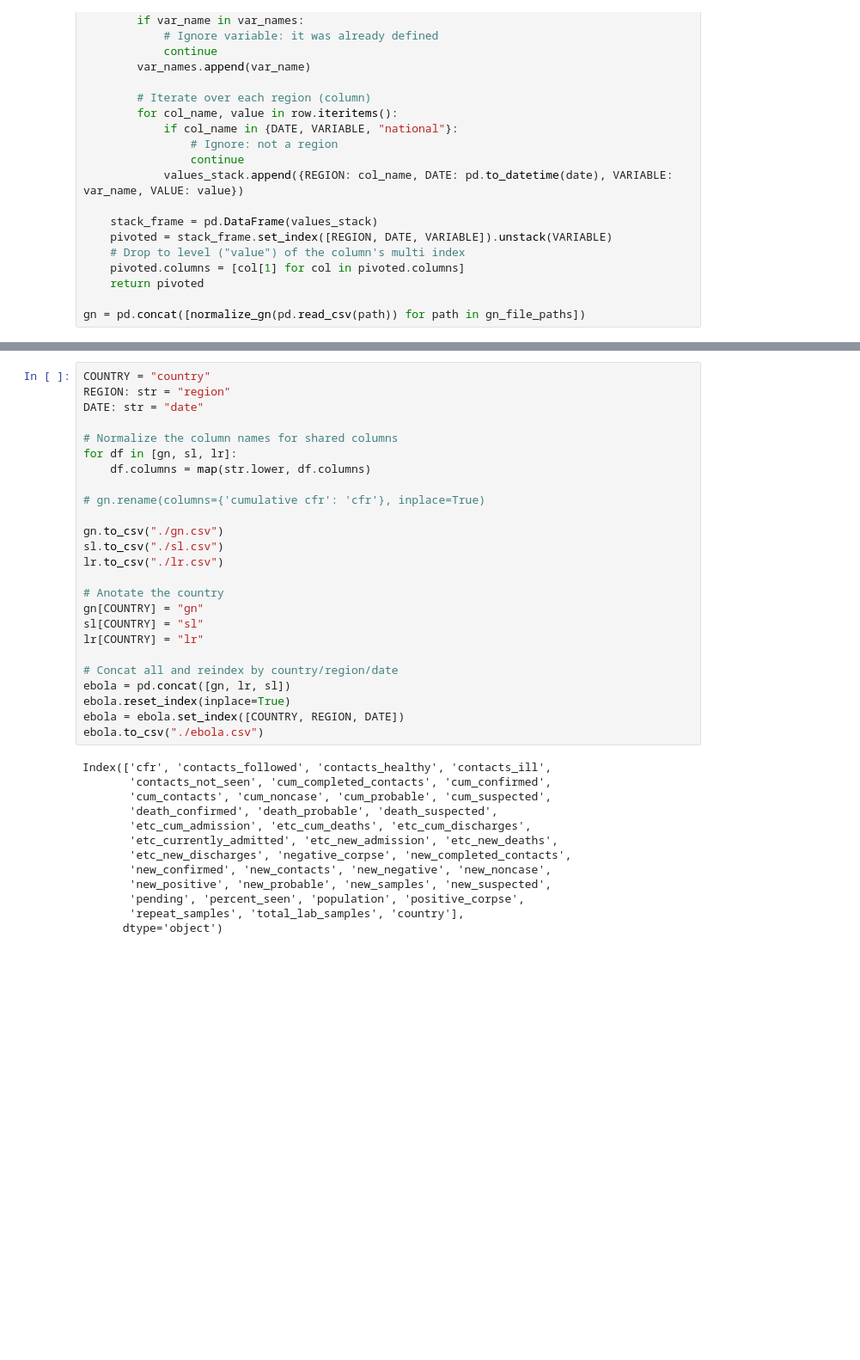
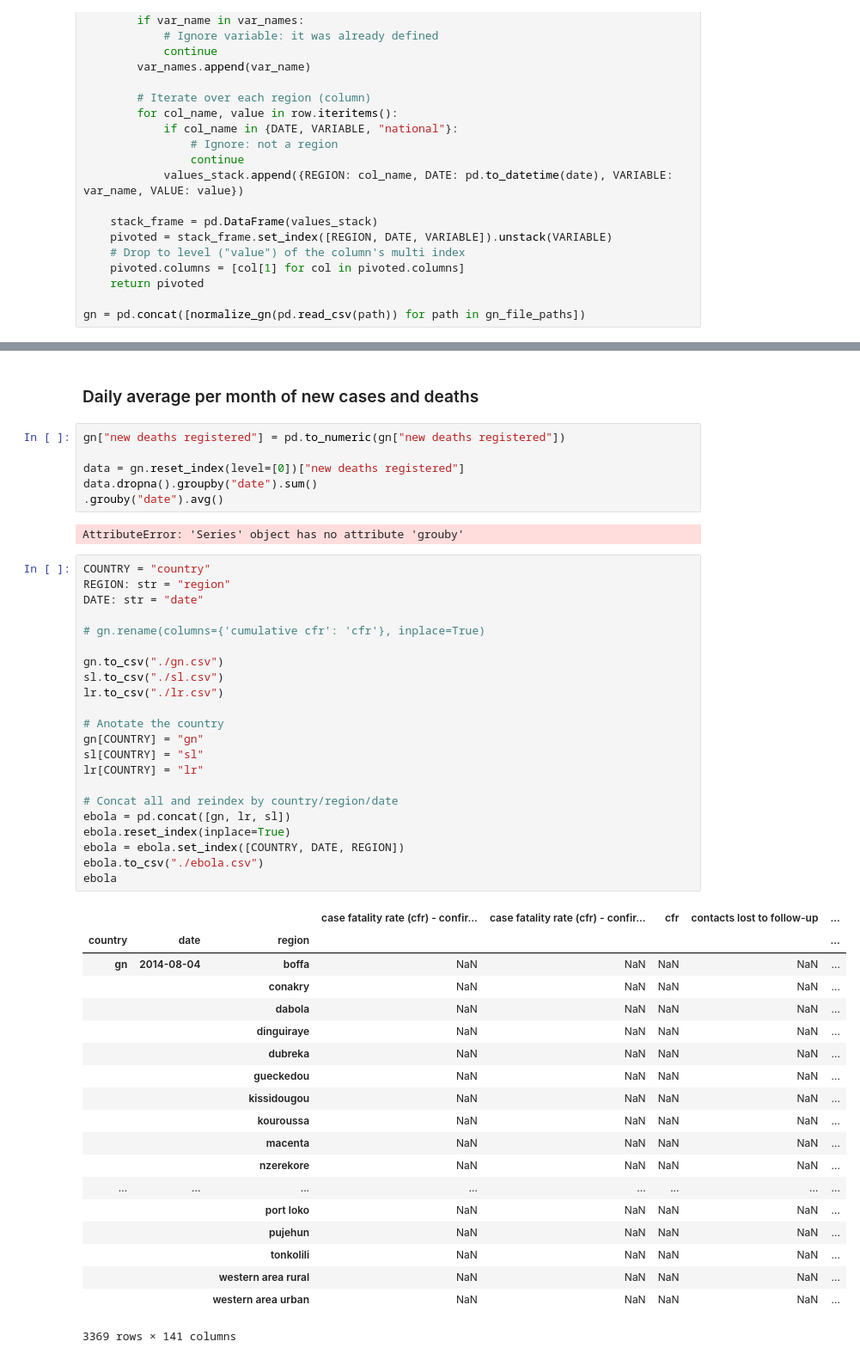
Before and after one commit to ImLemni/ada-epfl, a Jupyter notebook: 01-pandas/restoreEbola/lastVersion/01-ebola-checkpoint.ipynb, the cells around one changed output, grey strips where cells are left out. Shown at 86% size. Cells and saved outputs as stored; diff of their text form; blank space fills up the shorter version.

Commit message:
Homework1 & /lastVersion/01-ebola-checkpoint

```diff
--- a/01-pandas/restoreEbola/lastVersion/01-ebola-checkpoint.ipynb
+++ b/01-pandas/restoreEbola/lastVersion/01-ebola-checkpoint.ipynb
@@ -150,41 +154,55 @@ gn = pd.concat([normalize_gn(pd.read_csv(path)) for path in gn_file_paths])
+# %% [markdown]
+### Daily average per month of new cases and deaths
+# %%
+gn["new deaths registered"] = pd.to_numeric(gn["new deaths registered"])
+
+data = gn.reset_index(level=[0])["new deaths registered"]
+data.dropna().groupby("date").sum()
+.grouby("date").avg()
+# %% [output]
+AttributeError: 'Series' object has no attribute 'grouby'
 # %%
 COUNTRY = "country"
 REGION: str = "region"
 DATE: str = "date"
-
-# Normalize the column names for shared columns
-for df in [gn, sl, lr]:
-    df.columns = map(str.lower, df.columns)
 
 # gn.rename(columns={'cumulative cfr': 'cfr'}, inplace=True)
 
 gn.to_csv("./gn.csv")
 sl.to_csv("./sl.csv")
 lr.to_csv("./lr.csv")
 
 # Anotate the country
 gn[COUNTRY] = "gn"
 sl[COUNTRY] = "sl"
 lr[COUNTRY] = "lr"
 
 # Concat all and reindex by country/region/date
 ebola = pd.concat([gn, lr, sl])
 ebola.reset_index(inplace=True)
-ebola = ebola.set_index([COUNTRY, REGION, DATE])
+ebola = ebola.set_index([COUNTRY, DATE, REGION])
 ebola.to_csv("./ebola.csv")
+ebola
 # %% [output]
+|  |  |  | case fatality rate (cfr) - confir... | case fatality rate (cfr) - confir... | cfr | contacts lost to follow-up | ... |
+| country | date | region |  |  |  |  | ... |
+| gn | 2014-08-04 | boffa | NaN | NaN | NaN | NaN | ... |
+|  |  | conakry | NaN | NaN | NaN | NaN | ... |
+|  |  | dabola | NaN | NaN | NaN | NaN | ... |
+|  |  | dinguiraye | NaN | NaN | NaN | NaN | ... |
+|  |  | dubreka | NaN | NaN | NaN | NaN | ... |
+|  |  | gueckedou | NaN | NaN | NaN | NaN | ... |
+|  |  | kissidougou | NaN | NaN | NaN | NaN | ... |
+|  |  | kouroussa | NaN | NaN | NaN | NaN | ... |
+|  |  | macenta | NaN | NaN | NaN | NaN | ... |
+|  |  | nzerekore | NaN | NaN | NaN | NaN | ... |
+| ... | ... | ... | ... | ... | ... | ... | ... |
+|  |  | port loko | NaN | NaN | NaN | NaN | ... |
+|  |  | pujehun | NaN | NaN | NaN | NaN | ... |
+|  |  | tonkolili | NaN | NaN | NaN | NaN | ... |
+|  |  | western area rural | NaN | NaN | NaN | NaN | ... |
+|  |  | western area urban | NaN | NaN | NaN | NaN | ... |
-Index(['cfr', 'contacts_followed', 'contacts_healthy', 'contacts_ill',
-       'contacts_not_seen', 'cum_completed_contacts', 'cum_confirmed',
-       'cum_contacts', 'cum_noncase', 'cum_probable', 'cum_suspected',
-       'death_confirmed', 'death_probable', 'death_suspected',
-       'etc_cum_admission', 'etc_cum_deaths', 'etc_cum_discharges',
-       'etc_currently_admitted', 'etc_new_admission', 'etc_new_deaths',
-       'etc_new_discharges', 'negative_corpse', 'new_completed_contacts',
-       'new_confirmed', 'new_contacts', 'new_negative', 'new_noncase',
-       'new_positive', 'new_probable', 'new_samples', 'new_suspected',
-       'pending', 'percent_seen', 'population', 'positive_corpse',
-       'repeat_samples', 'total_lab_samples', 'country'],
-      dtype='object')
+3369 rows × 141 columns
 # %% [markdown]
 ## Columns
 
```
Also changed, not shown: parts of 1 cell of this notebook, 1 other file.
